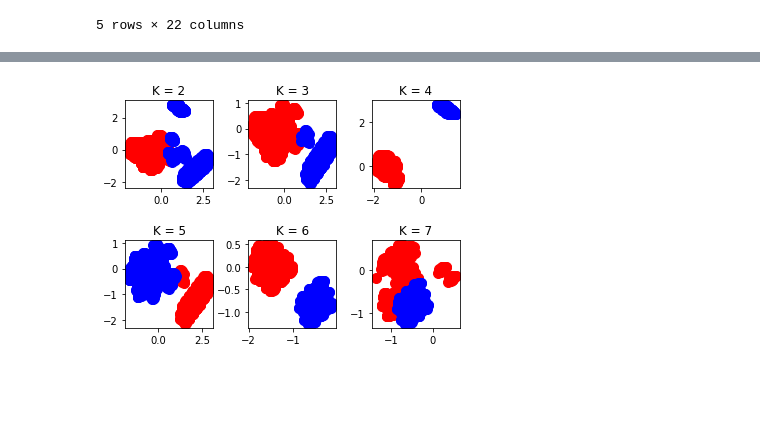
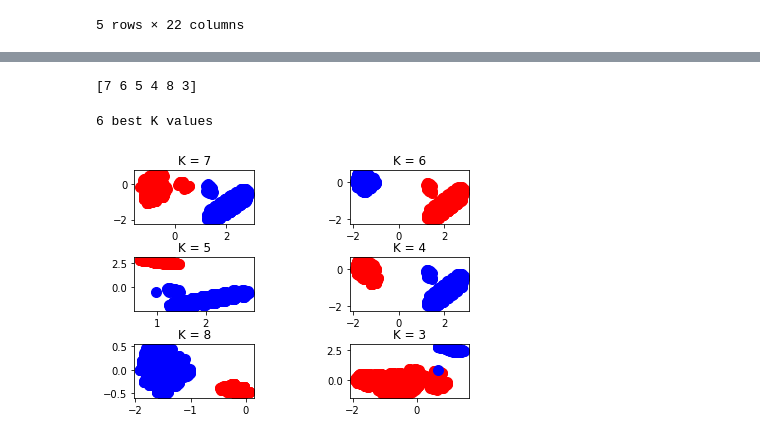
Before and after one commit to Her0elt/applied-machine-learning, a Jupyter notebook: exercise 7/k-nearest.ipynb, the cells around one changed output, grey strips where cells are left out. Drawn from its saved outputs; the diff is of its cells as text; code cells hidden in the pictures; blank space fills up the shorter version.

```diff
--- a/exercise 7/k-nearest.ipynb
+++ b/exercise 7/k-nearest.ipynb
@@ -49,0 +35,13 @@ plt.plot(ks, k_scores)
+# %%
+pca = PCA(n_components=20)
+df_pca = pca.fit_transform(dummies)
+sc = []
+for i in range(2, 31):
+    kmeans_pca = KMeans(n_clusters=i, init = 'k-means++')
+    kmeans_pca.fit(df_pca)
+    sc.append(metrics.silhouette_score(df_pca, kmeans_pca.labels_, metric='euclidean'))
+plt.figure()
+plt.plot(range(2,31), sc, marker="o")
+plt.xlabel('Number of Clusters')
+plt.ylabel('Silhouette Coefficient')
+plt.show()
@@ -50,17 +51,26 @@ plt.plot(ks, k_scores)
+# %%
+n = 6
+sc = np.array(sc)
+idx = np.argpartition(sc, -n)[-n:]
+indices = idx[np.argsort((-sc)[idx])]
+print(indices)
+# %% [output]
+[7 6 5 4 8 3]
 # %%
-pca = PCA(n_components=0.8)
-pca_data = pca.fit_transform(dummies)
-figure, axs = plt.subplots(2,3)
-plt.subplots_adjust(top = 0.8, bottom=0.01, hspace=0.6, wspace=0.4)
-for i in range(1,7):
-    k = i+1
-    x = int((i-1)/3)
-    y = ((i-1)%3)
+size = int(len(indices)/2)
+figure, axs = plt.subplots(size,2)
+print(f"{n} best K values")
+plt.subplots_adjust(top = 0.8, bottom=0.01, hspace=0.6, wspace=0.8)
+for i,k in enumerate(indices):
+    x = int((i)/2)
+    y = ((i)%2)
     kmeans = KMeans(n_clusters=k, init= 'k-means++')
-    Ypreds = kmeans.fit_predict(pca_data)
+    Ypreds = kmeans.fit_predict(df_pca)
     axs[x, y].title.set_text(f'K = {k}')
-    axs[x, y].scatter(pca_data[Ypreds == 0, 0], pca_data[Ypreds == 0, 1], s = 100, c = 'red', label = 'edible')
-    axs[x, y].scatter(pca_data[Ypreds == 1, 0], pca_data[Ypreds == 1, 1], s = 100, c = 'blue', label = 'poisonous')
+    axs[x, y].scatter(df_pca[Ypreds == 0, 0], df_pca[Ypreds == 0, 1], s = 100, c = 'red', label = 'edible')
+    axs[x, y].scatter(df_pca[Ypreds == 1, 0], df_pca[Ypreds == 1, 1], s = 100, c = 'blue', label = 'poisonous')
+
 plt.show()
 # %% [output]
+6 best K values
-[figure, old version]
+[figure, new version]
```
Also changed, not shown: parts of 5 cells of this notebook.
